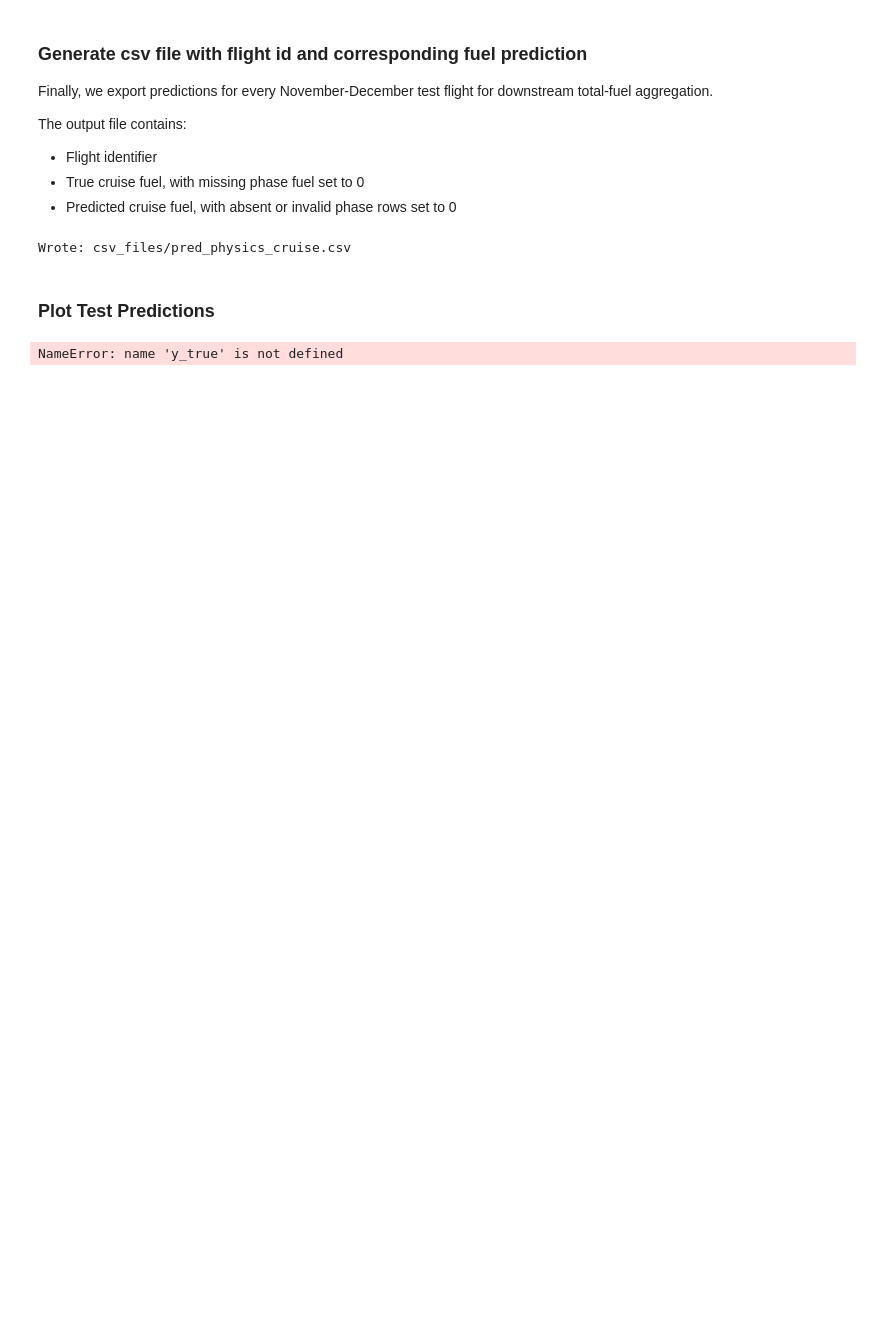
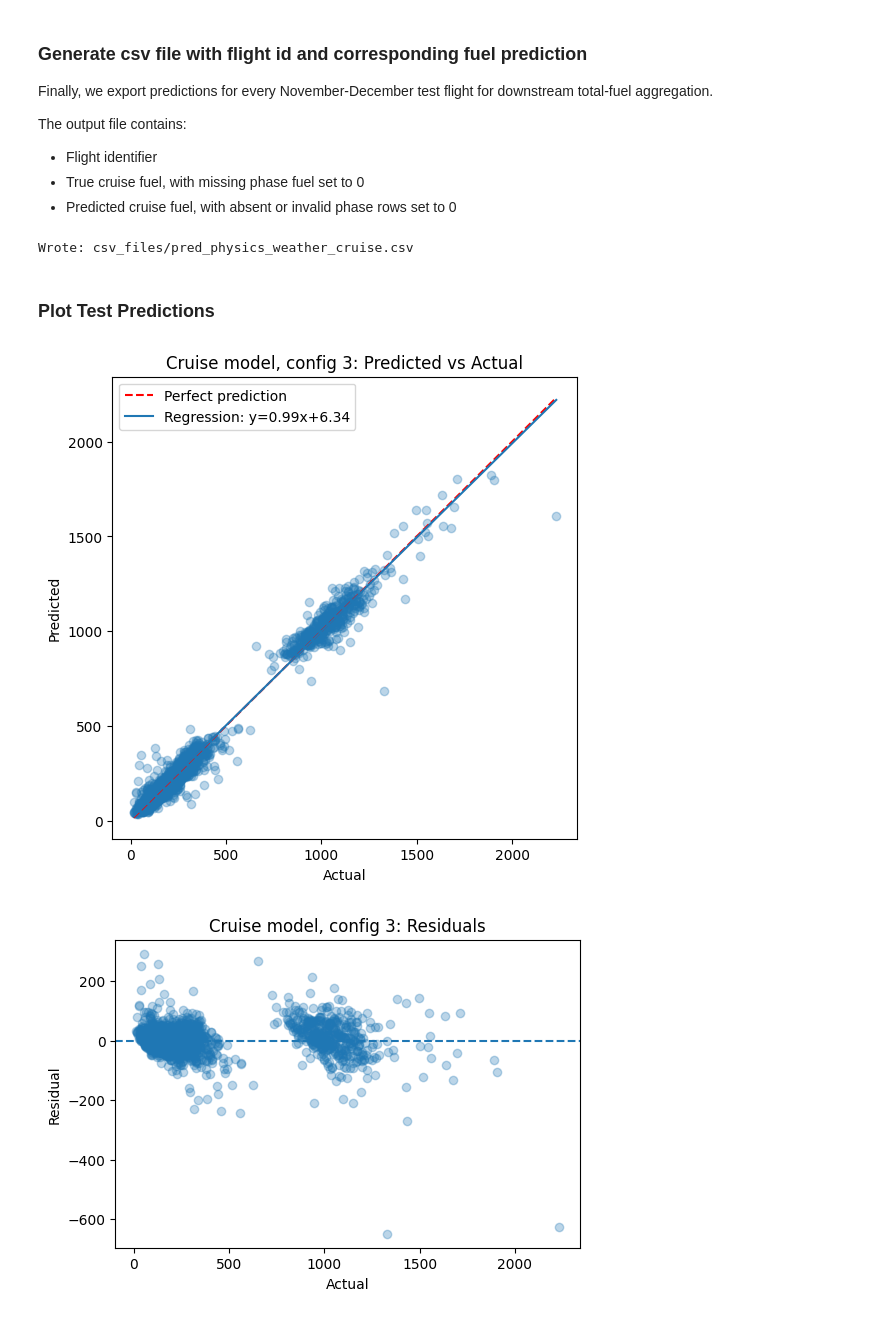
Before and after one commit to emmabergsmo/master-fuel-conumption-estimation-xgboost, a Jupyter notebook: notebooks/xg_boost_physics_weather_time/xg_boost_physics_weather_cruise.ipynb, the cells around one changed output. Drawn from its saved outputs; the diff is of its cells as text; code cells hidden in the pictures; blank space fills up the shorter version.

```diff
--- a/notebooks/xg_boost_physics_weather_time/xg_boost_physics_weather_cruise.ipynb
+++ b/notebooks/xg_boost_physics_weather_time/xg_boost_physics_weather_cruise.ipynb
@@ -39,13 +48,16 @@ YEAR = 2022
 TARGET = "cruise_fuel"
 
 FEATURES = [
+    "alt_gain_m_cruise",
+    "time_s_cruise",
     "dist_m_cruise",
+    "alt_loss_m_cruise",
     "mean_alt_m_cruise",
     "max_alt_m_cruise",
+    "mean_vr_mps_cruise",
     "mean_gs_mps_cruise",
     "p95_gs_mps_cruise",
     "std_gs_mps_cruise",
-    "mean_vr_mps_cruise",
     "p95_abs_vr_mps_cruise",
     "turn_sum_deg_cruise",
     "great_circle_distance",
@@ -407,7 +422,7 @@ pred_df = export_df[["flight_id", true_col, pred_col]]
 pred_df.to_csv(file_path, index=False)
 print("Wrote:", file_path)
 # %% [output]
-Wrote: csv_files/pred_physics_cruise.csv
+Wrote: csv_files/pred_physics_weather_cruise.csv
 # %% [markdown]
 ### Plot Test Predictions
 # %%
@@ -462,13 +477,14 @@ def run_regression_report(
         plt.show()
 # %%
 X_test_df = make_X(test)
+
 run_regression_report(
-
     model=final_model,
-    X_test=X_test_df,
-    y_test=y_true,
-    y_pred=y_pred,
+    X_test=X_test,
+    y_test=y_test,
+    y_pred=pred_test,
     model_name="Cruise model, config 3"
 )
 # %% [output]
-NameError: name 'y_true' is not defined
+[figure, added]
+[figure, added]
```
Also changed, not shown: parts of 5 cells of this notebook, 17 other files.
